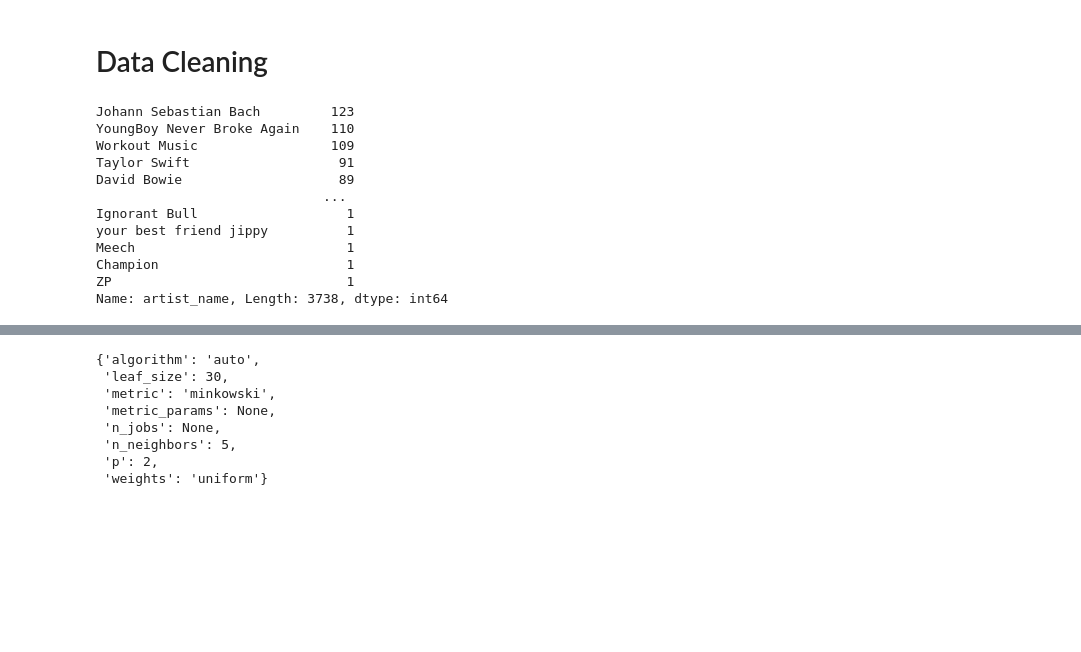
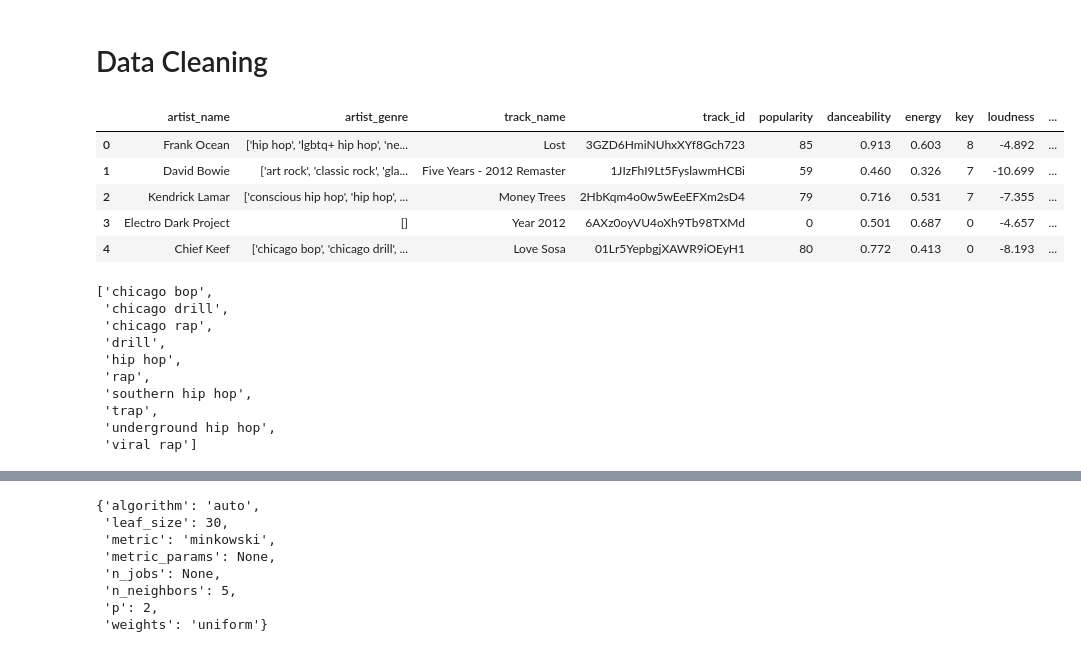
Before and after one commit to sbhewitt/Spotify-Capstone, a Jupyter notebook: 02_EDA_Modeling.ipynb, the cells around one changed output, grey strips where cells are left out. Drawn from its saved outputs; the diff is of its cells as text; code cells hidden in the pictures; blank space fills up the shorter version.

```diff
--- a/02_EDA_Modeling.ipynb
+++ b/02_EDA_Modeling.ipynb
@@ -17,17 +19,24 @@ from sklearn import metrics
 # %%
 merged_df = pd.read_csv('./data/merged_tracks.csv')
-# %%
-merged_df['artist_name'].value_counts()
-# %% [output]
-Johann Sebastian Bach         123
-YoungBoy Never Broke Again    110
-Workout Music                 109
-Taylor Swift                   91
-David Bowie                    89
-                             ...
-Ignorant Bull                   1
-your best friend jippy          1
-Meech                           1
-Champion                        1
-ZP                              1
-Name: artist_name, Length: 3738, dtype: int64
+# %%
+merged_df.head()
+# %% [output]
+|  | artist_name | artist_genre | track_name | track_id | popularity | danceability | energy | key | loudness | ... |
+| 0 | Frank Ocean | ['hip hop', 'lgbtq+ hip hop', 'ne... | Lost | 3GZD6HmiNUhxXYf8Gch723 | 85 | 0.913 | 0.603 | 8 | -4.892 | ... |
+| 1 | David Bowie | ['art rock', 'classic rock', 'gla... | Five Years - 2012 Remaster | 1JIzFhI9Lt5FyslawmHCBi | 59 | 0.460 | 0.326 | 7 | -10.699 | ... |
+| 2 | Kendrick Lamar | ['conscious hip hop', 'hip hop', ... | Money Trees | 2HbKqm4o0w5wEeEFXm2sD4 | 79 | 0.716 | 0.531 | 7 | -7.355 | ... |
+| 3 | Electro Dark Project | [] | Year 2012 | 6AXz0oyVU4oXh9Tb98TXMd | 0 | 0.501 | 0.687 | 0 | -4.657 | ... |
+| 4 | Chief Keef | ['chicago bop', 'chicago drill', ... | Love Sosa | 01Lr5YepbgjXAWR9iOEyH1 | 80 | 0.772 | 0.413 | 0 | -8.193 | ... |
+# %%
+(ast.literal_eval(merged_df['artist_genre'][4]))
+# %% [output]
+['chicago bop',
+ 'chicago drill',
+ 'chicago rap',
+ 'drill',
+ 'hip hop',
+ 'rap',
+ 'southern hip hop',
+ 'trap',
+ 'underground hip hop',
+ 'viral rap']
```
Also changed, not shown: parts of 16 cells of this notebook, 15 other files.
